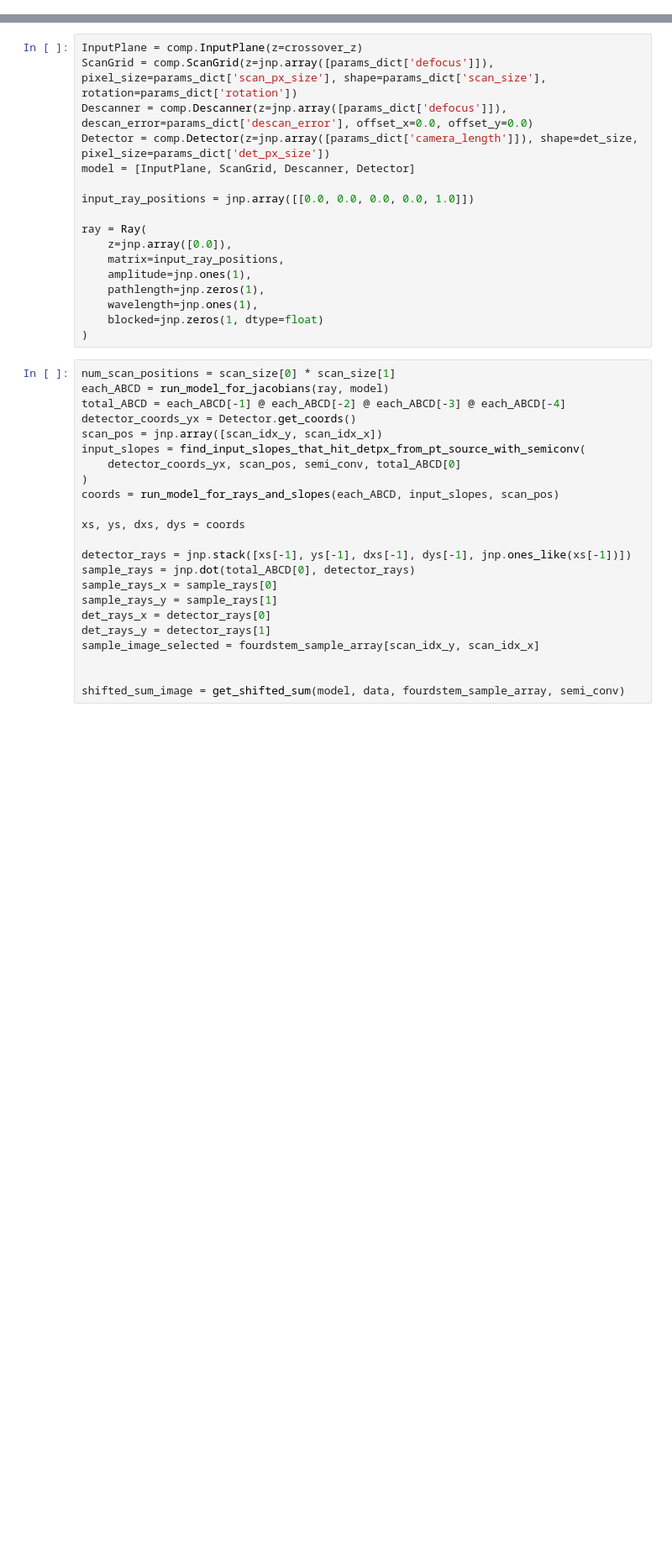
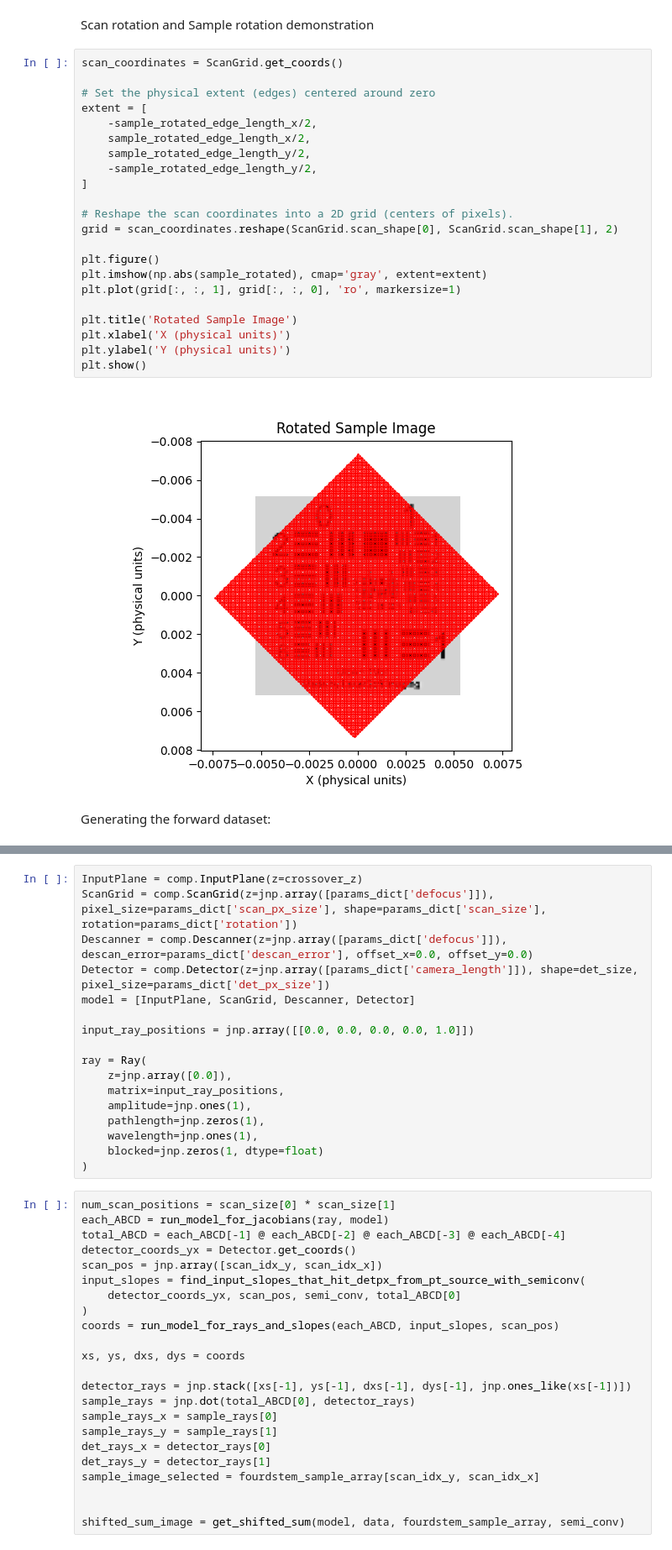
Before and after one commit to TemGym/TemGym, a Jupyter notebook: examples/fourdstem_example/stem_overfocus.ipynb, the cells around one changed output, grey strips where cells are left out. Shown at 84% size. Saved outputs shown, nothing was run; the diff lists cells and outputs as text; blank space fills up the shorter version.

```diff
--- a/examples/fourdstem_example/stem_overfocus.ipynb
+++ b/examples/fourdstem_example/stem_overfocus.ipynb
@@ -196 +295,29 @@ Detector = comp.Detector(z=jnp.array([params_dict['camera_length']]), shape=det_
 model = [InputPlane, ScanGrid, Descanner, Detector]
+# %% [markdown]
+Scan rotation and Sample rotation demonstration
+# %%
+scan_coordinates = ScanGrid.get_coords()
+
+# Set the physical extent (edges) centered around zero
+extent = [
+    -sample_rotated_edge_length_x/2,
+    sample_rotated_edge_length_x/2,
+    sample_rotated_edge_length_y/2,
+    -sample_rotated_edge_length_y/2,
+]
+
+# Reshape the scan coordinates into a 2D grid (centers of pixels).
+grid = scan_coordinates.reshape(ScanGrid.scan_shape[0], ScanGrid.scan_shape[1], 2)
+
+plt.figure()
+plt.imshow(np.abs(sample_rotated), cmap='gray', extent=extent)
+plt.plot(grid[:, :, 1], grid[:, :, 0], 'ro', markersize=1)
+
+plt.title('Rotated Sample Image')
+plt.xlabel('X (physical units)')
+plt.ylabel('Y (physical units)')
+plt.show()
+# %% [output]
+[figure, added]
+# %% [markdown]
+Generating the forward dataset:
```
Also changed, not shown: parts of 13 cells of this notebook, 2 other files.
